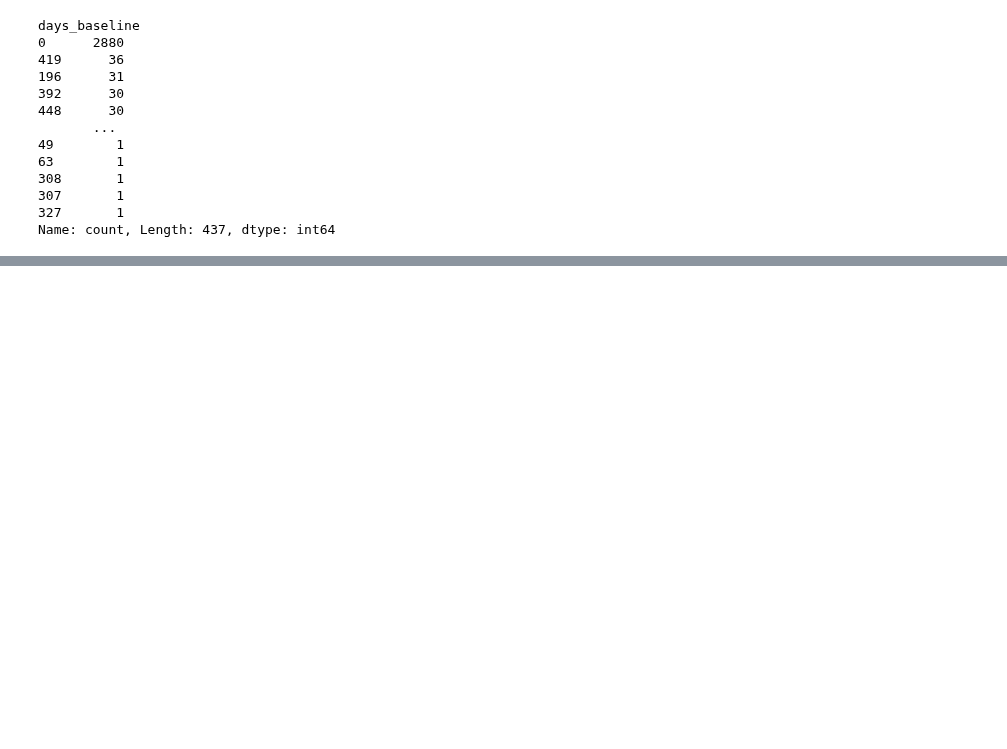
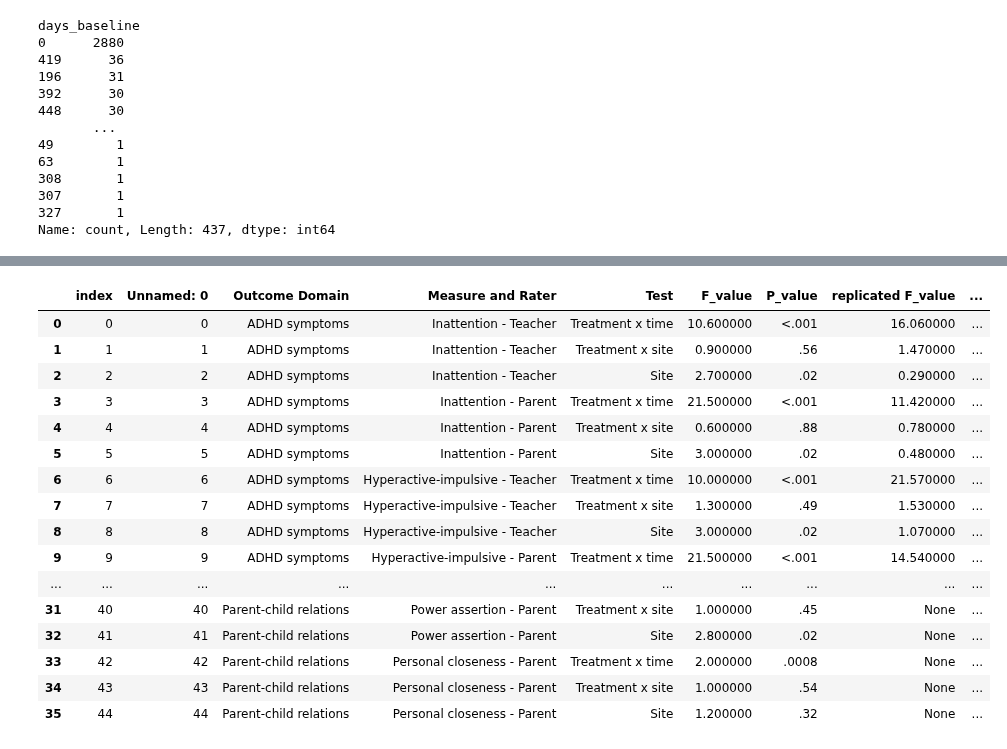
Before and after one commit to ALINA991/ADHD_fMRI, a Jupyter notebook: MTA/14_months_RR.ipynb, the cells around one changed output, grey strips where cells are left out. Saved outputs shown, nothing was run; the diff lists cells and outputs as text; code cells hidden in the pictures; blank space fills up the shorter version.

Commit message:
results combined with orgininal results

```diff
--- a/MTA/14_months_RR.ipynb
+++ b/MTA/14_months_RR.ipynb
@@ -69,6 +72,7 @@ ssrs_ = pd.read_csv(Path(data_root, ssrs_file), delimiter="\t", usecols=np.conca
 pc_ = pd.read_csv(Path(data_root, parent_child_file), delimiter="\t", usecols=np.concatenate((baseline_var, pc_vars, version_form)), skiprows=[1] , parse_dates=['days_baseline']).dropna(subset='days_baseline').drop_duplicates()
 wechsler_ = pd.read_csv(Path(data_root, wechsler_file), delimiter="\t", usecols=np.concatenate((baseline_var, wechsler_vars)), skiprows=[1] , parse_dates=['days_baseline']).dropna(subset='days_baseline').drop_duplicates()
 treat_group = pd.read_csv(Path(derived_data, treat_group))
+orig_rr_14 = pd.read_csv(Path(derived_data, 'original_rr_results_14.csv'))
 # %%
 # merge with treatment group info convert colum data to appropriate dtypes
 
@@ -289,0 +388,24 @@ w3spell   Description     Significance   F-Value   P-Value
+# %%
+orig_rr_14['replicated p_value'] = orig_rr_14['replicated p_value'].astype(float)
+
+orig_rr_14.style.apply(
+    lambda x: ['background-color: blue' if v < alpha else '' for v in x],
+    subset=['replicated p_value'])
+# %% [output]
+|  | index | Unnamed: 0 | Outcome Domain | Measure and Rater | Test | F_value | P_value | replicated F_value | ... |
+| 0 | 0 | 0 | ADHD symptoms | Inattention - Teacher | Treatment x time | 10.600000 | <.001 | 16.060000 | ... |
+| 1 | 1 | 1 | ADHD symptoms | Inattention - Teacher | Treatment x site | 0.900000 | .56 | 1.470000 | ... |
+| 2 | 2 | 2 | ADHD symptoms | Inattention - Teacher | Site | 2.700000 | .02 | 0.290000 | ... |
+| 3 | 3 | 3 | ADHD symptoms | Inattention - Parent | Treatment x time | 21.500000 | <.001 | 11.420000 | ... |
+| 4 | 4 | 4 | ADHD symptoms | Inattention - Parent | Treatment x site | 0.600000 | .88 | 0.780000 | ... |
+| 5 | 5 | 5 | ADHD symptoms | Inattention - Parent | Site | 3.000000 | .02 | 0.480000 | ... |
+| 6 | 6 | 6 | ADHD symptoms | Hyperactive-impulsive - Teacher | Treatment x time | 10.000000 | <.001 | 21.570000 | ... |
+| 7 | 7 | 7 | ADHD symptoms | Hyperactive-impulsive - Teacher | Treatment x site | 1.300000 | .49 | 1.530000 | ... |
+| 8 | 8 | 8 | ADHD symptoms | Hyperactive-impulsive - Teacher | Site | 3.000000 | .02 | 1.070000 | ... |
+| 9 | 9 | 9 | ADHD symptoms | Hyperactive-impulsive - Parent | Treatment x time | 21.500000 | <.001 | 14.540000 | ... |
+| ... | ... | ... | ... | ... | ... | ... | ... | ... | ... |
+| 31 | 40 | 40 | Parent-child relations | Power assertion - Parent | Treatment x site | 1.000000 | .45 | None | ... |
+| 32 | 41 | 41 | Parent-child relations | Power assertion - Parent | Site | 2.800000 | .02 | None | ... |
+| 33 | 42 | 42 | Parent-child relations | Personal closeness - Parent | Treatment x time | 2.000000 | .0008 | None | ... |
+| 34 | 43 | 43 | Parent-child relations | Personal closeness - Parent | Treatment x site | 1.000000 | .54 | None | ... |
+| 35 | 44 | 44 | Parent-child relations | Personal closeness - Parent | Site | 1.200000 | .32 | None | ... |
```
Also changed, not shown: parts of 24 cells of this notebook, 4 other files.
